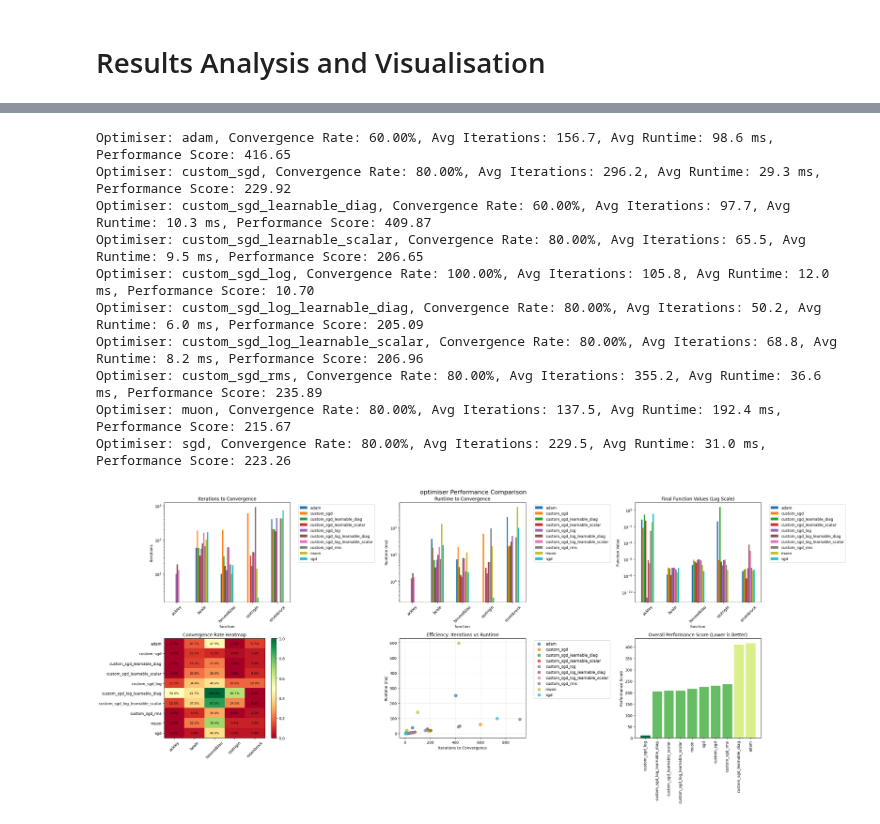
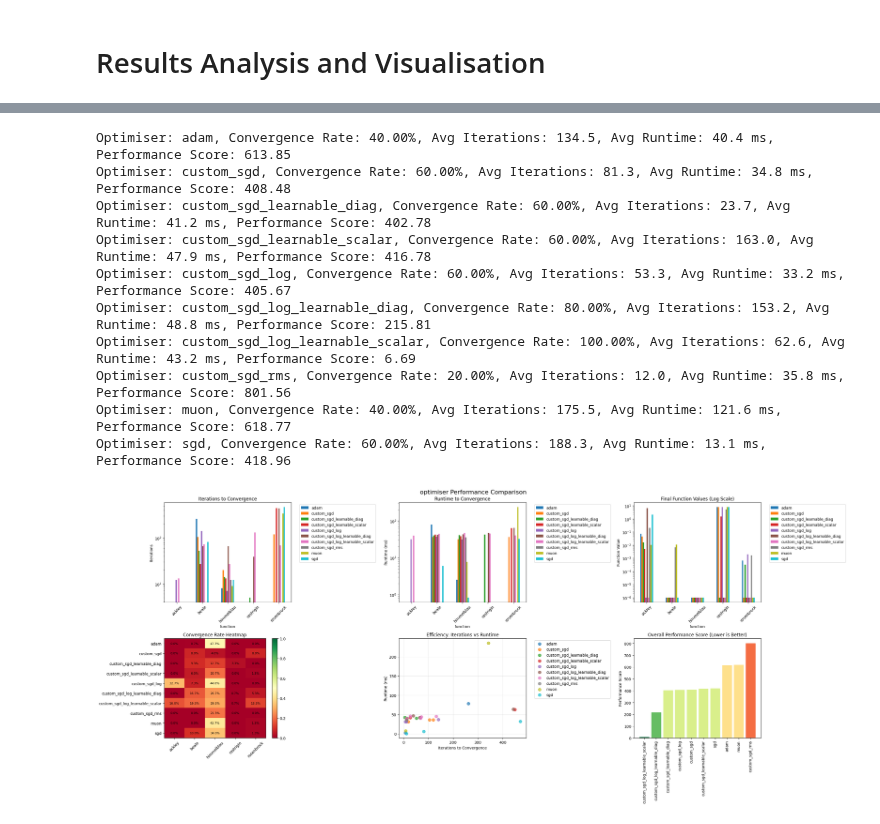
Before and after one commit to Noah-Everett/Induced-Metric-Optimiser, a Jupyter notebook: analysis/small_examples.ipynb, the cells around one changed output, grey strips where cells are left out. Saved outputs shown, nothing was run; the diff lists cells and outputs as text; code cells hidden in the pictures.

Commit message:
Added optuna and did 150 per pair run

```diff
--- a/analysis/small_examples.ipynb
+++ b/analysis/small_examples.ipynb
@@ -49,6 +47,11 @@ time_steps = 1000
 
 # Configuration: Set to True for full experiment, False for demo
 RUN_FULL_EXPERIMENT = True
+
+# Optuna search controls
+OPTUNA_SEED = 42
+N_OPTUNA_TRIALS = 150 if RUN_FULL_EXPERIMENT else 30
+USE_ASHA_PRUNER = True
 # %% [markdown]
 # Test Functions
 # %%
@@ -593,23 +270,0 @@ rosenbrock          10               9               0.9
-# %%
-# Display best hyperparameters found by Optuna
-print("=" * 80)
-print("BEST HYPERPARAMETERS FOUND BY OPTUNA")
-print("=" * 80)
-
-for func_name in test_functions.keys():
-    print(f"\n{func_name.upper()} FUNCTION:")
-    print("-" * 50)
-
-    for result in optuna_results:
-        if result.function_name == func_name:
-            status = "✓" if result.converged else "✗"
-            print(f"{status} {result.optimiser_name:30s} | {result.iterations:4d} iter | "
-                  f"{result.runtime_seconds*1000:6.1f} ms | {result.final_value:.2e}")
-
-            # Display config
-            config_str = " | ".join([f"{k}: {v:.4g}" if isinstance(v, float) else f"{k}: {v}"
-                                     for k, v in result.config.items()])
-            print(f"  └─ {config_str}")
-            print()
-
-print("=" * 80)
@@ -1217,10 +481,10 @@ def analyse_results(results: List[OptimisationResult]) -> pd.DataFrame:
             'optimiser': result.optimiser_name,
             'function': result.function_name,
             'converged': result.converged,
-            'iterations': result.iterations,
-            'final_value': result.final_value,
-            'runtime_seconds': result.runtime_seconds,
-            'runtime_ms': result.runtime_seconds * 1000,
+            'iterations': max(result.iterations, 1),
+            'final_value': max(result.final_value, 1e-12),
+            'runtime_seconds': max(result.runtime_seconds, 1e-9),
+            'runtime_ms': max(result.runtime_seconds * 1000, 1e-6),
             'config': str(result.config)
         })
     return pd.DataFrame(data)
@@ -1266,12 +546,15 @@ NameError: name 'results' is not defined
 # Performance comparison visualization
 fig, axes = plt.subplots(2, 3, figsize=(28, 12))
 fig.suptitle('optimiser Performance Comparison', fontsize=16)
+
+epsilon = 1e-6
 
 # 1. Iterations to convergence (converged runs only)
 ax = axes[0, 0]
 converged_best = best_df[best_df['converged'] == True]
 if len(converged_best) > 0:
     pivot_iterations = converged_best.pivot(index='function', columns='optimiser', values='iterations')
+    pivot_iterations = pivot_iterations.clip(lower=epsilon)
     pivot_iterations.plot(kind='bar', ax=ax, rot=45)
     ax.set_title('Iterations to Convergence')
     ax.set_ylabel('Iterations')
@@ -1283,6 +566,7 @@ ax = axes[0, 1]
 converged_best = best_df[best_df['converged'] == True]
 if len(converged_best) > 0:
     pivot_runtime = converged_best.pivot(index='function', columns='optimiser', values='runtime_ms')
+    pivot_runtime = pivot_runtime.clip(lower=epsilon)
     pivot_runtime.plot(kind='bar', ax=ax, rot=45)
     ax.set_title('Runtime to Convergence')
     ax.set_ylabel('Runtime (ms)')
@@ -1292,6 +576,7 @@ if len(converged_best) > 0:
 # 3. Final values (all runs)
 ax = axes[0, 2]
 pivot_values = best_df.pivot(index='function', columns='optimiser', values='final_value')
+pivot_values = pivot_values.clip(lower=epsilon)
 pivot_values.plot(kind='bar', ax=ax, rot=45, logy=True)
 ax.set_title('Final Function Values (Log Scale)')
 ax.set_ylabel('Function Value')
@@ -1318,7 +603,7 @@ for i in range(len(convergence_matrix.index)):
 ax = axes[1, 1]
 for optimiser in converged_best['optimiser'].unique():
     opt_data = converged_best[converged_best['optimiser'] == optimiser]
-    ax.scatter(opt_data['iterations'], opt_data['runtime_ms'],
+    ax.scatter(opt_data['iterations'], opt_data['runtime_ms'].clip(lower=epsilon),
               label=optimiser, alpha=0.7, s=60)
 
 ax.set_xlabel('Iterations to Convergence')
@@ -1330,44 +615,44 @@ ax.grid(True, alpha=0.3)
 # 6. Overall performance ranking
 ax = axes[1, 2]
 # Calculate performance score (lower is better)
 performance_scores = []
 for optimiser in best_df['optimiser'].unique():
     opt_data = best_df[best_df['optimiser'] == optimiser]
     converged_rate = opt_data['converged'].mean()
     avg_iterations = opt_data[opt_data['converged']]['iterations'].mean() if len(opt_data[opt_data['converged']]) > 0 else 1000
     avg_runtime = opt_data[opt_data['converged']]['runtime_ms'].mean() if len(opt_data[opt_data['converged']]) > 0 else 1000
 
     # Performance score combines convergence rate (higher is better) and speed (lower is better)
     score = (1 - converged_rate) * 1000 + avg_iterations * 0.1 + avg_runtime * 0.01
     performance_scores.append({'optimiser': optimiser, 'score': score, 'convergence_rate': converged_rate})
 
     print(f"Optimiser: {optimiser}, Convergence Rate: {converged_rate:.2%}, Avg Iterations: {avg_iterations:.1f}, Avg Runtime: {avg_runtime:.1f} ms, Performance Score: {score:.2f}")
 
 performance_df = pd.DataFrame(performance_scores).sort_values('score')
 bars = ax.bar(performance_df['optimiser'], performance_df['score'])
 ax.set_title('Overall Performance Score (Lower is Better)')
 ax.set_ylabel('Performance Score')
 ax.tick_params(axis='x', rotation=90)
 
 # Color bars by convergence rate
 colors = plt.cm.RdYlGn(performance_df['convergence_rate'])
 for bar, color in zip(bars, colors):
     bar.set_color(color)
 
 plt.tight_layout()
 plt.show()
 # %% [output]
-Optimiser: adam, Convergence Rate: 60.00%, Avg Iterations: 156.7, Avg Runtime: 98.6 ms, Performance Score: 416.65
-Optimiser: custom_sgd, Convergence Rate: 80.00%, Avg Iterations: 296.2, Avg Runtime: 29.3 ms, Performance Score: 229.92
-Optimiser: custom_sgd_learnable_diag, Convergence Rate: 60.00%, Avg Iterations: 97.7, Avg Runtime: 10.3 ms, Performance Score: 409.87
-Optimiser: custom_sgd_learnable_scalar, Convergence Rate: 80.00%, Avg Iterations: 65.5, Avg Runtime: 9.5 ms, Performance Score: 206.65
-Optimiser: custom_sgd_log, Convergence Rate: 100.00%, Avg Iterations: 105.8, Avg Runtime: 12.0 ms, Performance Score: 10.70
-Optimiser: custom_sgd_log_learnable_diag, Convergence Rate: 80.00%, Avg Iterations: 50.2, Avg Runtime: 6.0 ms, Performance Score: 205.09
-Optimiser: custom_sgd_log_learnable_scalar, Convergence Rate: 80.00%, Avg Iterations: 68.8, Avg Runtime: 8.2 ms, Performance Score: 206.96
-Optimiser: custom_sgd_rms, Convergence Rate: 80.00%, Avg Iterations: 355.2, Avg Runtime: 36.6 ms, Performance Score: 235.89
-Optimiser: muon, Convergence Rate: 80.00%, Avg Iterations: 137.5, Avg Runtime: 192.4 ms, Performance Score: 215.67
-Optimiser: sgd, Convergence Rate: 80.00%, Avg Iterations: 229.5, Avg Runtime: 31.0 ms, Performance Score: 223.26
+Optimiser: adam, Convergence Rate: 40.00%, Avg Iterations: 134.5, Avg Runtime: 40.4 ms, Performance Score: 613.85
+Optimiser: custom_sgd, Convergence Rate: 60.00%, Avg Iterations: 81.3, Avg Runtime: 34.8 ms, Performance Score: 408.48
+Optimiser: custom_sgd_learnable_diag, Convergence Rate: 60.00%, Avg Iterations: 23.7, Avg Runtime: 41.2 ms, Performance Score: 402.78
+Optimiser: custom_sgd_learnable_scalar, Convergence Rate: 60.00%, Avg Iterations: 163.0, Avg Runtime: 47.9 ms, Performance Score: 416.78
+Optimiser: custom_sgd_log, Convergence Rate: 60.00%, Avg Iterations: 53.3, Avg Runtime: 33.2 ms, Performance Score: 405.67
+Optimiser: custom_sgd_log_learnable_diag, Convergence Rate: 80.00%, Avg Iterations: 153.2, Avg Runtime: 48.8 ms, Performance Score: 215.81
+Optimiser: custom_sgd_log_learnable_scalar, Convergence Rate: 100.00%, Avg Iterations: 62.6, Avg Runtime: 43.2 ms, Performance Score: 6.69
+Optimiser: custom_sgd_rms, Convergence Rate: 20.00%, Avg Iterations: 12.0, Avg Runtime: 35.8 ms, Performance Score: 801.56
+Optimiser: muon, Convergence Rate: 40.00%, Avg Iterations: 175.5, Avg Runtime: 121.6 ms, Performance Score: 618.77
+Optimiser: sgd, Convergence Rate: 60.00%, Avg Iterations: 188.3, Avg Runtime: 13.1 ms, Performance Score: 418.96
-[figure, old version]
+[figure, new version]
 # %%
 # Convergence analysis with learning curves
 def plot_convergence_curves(results: List[OptimisationResult], function_name: str):
```
Also changed, not shown: parts of 20 cells of this notebook.
